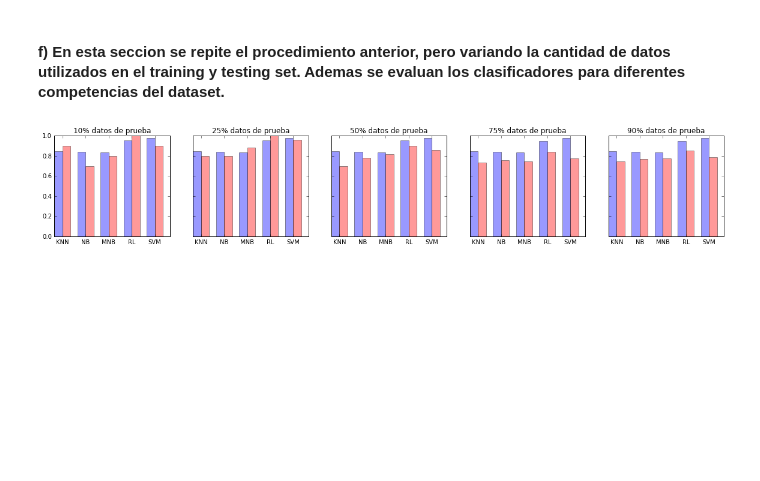
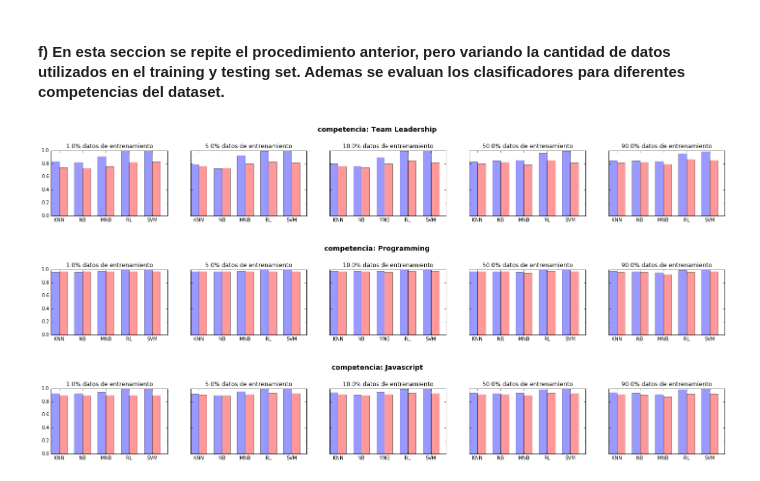
Before and after one commit to mazino/ML-Tarea1, a Jupyter notebook: ML-Tarea2/Pregunta 3/Pregunta 3.ipynb, the cells around one changed output. Cells and saved outputs as stored; diff of their text form; code cells hidden in the pictures; blank space fills up the shorter version.

```diff
--- a/ML-Tarea2/Pregunta 3/Pregunta 3.ipynb
+++ b/ML-Tarea2/Pregunta 3/Pregunta 3.ipynb
@@ -219,37 +226,43 @@ Es claro que los algoritmos que permiten una adecuada elección de híper-parám
 # %% [markdown]
 #### f) En esta seccion se repite el procedimiento anterior, pero variando la cantidad de datos utilizados en el training y testing set. Ademas se evaluan los clasificadores para diferentes competencias del dataset.
 # %%
-for i in range(1,2):
-    fig, ax = plt.subplots(ncols=5,sharey=True, figsize=(20,3))
-    for j,t in zip([10,25,50,75,90], range(0,5)):
+competencias={1:'Team Leadership', 4:'Programming', 5:'Javascript'}
+for i in [1,4,5]:
+    fig, ax = plt.subplots(ncols=5,sharey=True, figsize=(25,3))
+    fig.suptitle('competencia: '+ competencias[i], fontsize=14, fontweight='bold')
+    fig.subplots_adjust(top=0.75)
+    #fig.text(0.06, 0.5, 'competencia: '+ competencias[i-1] , ha='center', va='center', rotation='horizontal')
+    for j,t in zip([0.99,0.95,0.9,0.5,0.1], range(0,5)):
         Z_tr, Z_ts = train_test_split(Z, test_size=j, random_state=0)
         y_tr = Z_tr.getcol(i).A.T[0]
         X_tr = hstack([Z_tr[:,0:i],Z_tr[:,i+1:]]).tocsr()
         y_ts = Z_ts.getcol(i).A.T[0]
         X_ts = hstack([Z_ts[:,0:i],Z_ts[:,i+1:]]).tocsr()
         acc_tr =[]
         acc_ts = []
         acc_tr, acc_ts = determinarACC(X_tr,y_tr, X_ts, y_ts, acc_tr, acc_ts,imp=0)
 
         index = np.arange(5)
         bar_width = 0.35
 
         opacity = 0.4
         error_config = {'ecolor': '0.3'}
 
         rects1 = ax[t].bar(index, acc_tr, bar_width,
                          alpha=opacity,
                          color='b',
                          label='train')
 
         rects2 = ax[t].bar(index + bar_width, acc_ts, bar_width,
                          alpha=opacity,
                          color='r',
                          label='test')
 
-        ax[t].set_title(str(j) + '% datos de prueba')
+        ax[t].set_title(str((1-j)*100) + '% datos de entrenamiento')
         ax[t].set_xticks(index + bar_width)
         ax[t].set_xticklabels(['KNN', 'NB', 'MNB', 'RL', 'SVM'])
         #ax[t].legend(loc=4)
 # %% [output]
-[figure, old version]
+[figure, new version]
+[figure, added]
+[figure, added]
```
Also changed, not shown: parts of 4 cells of this notebook.
